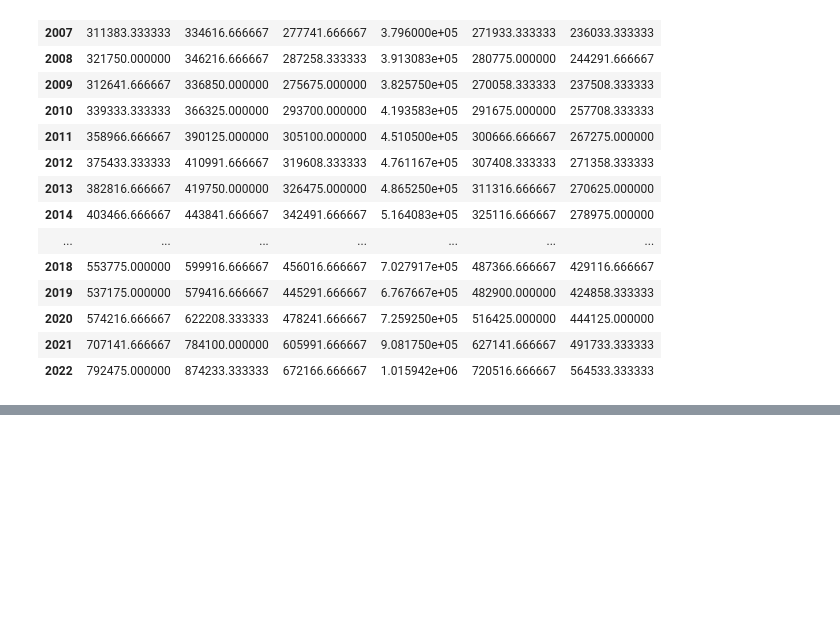
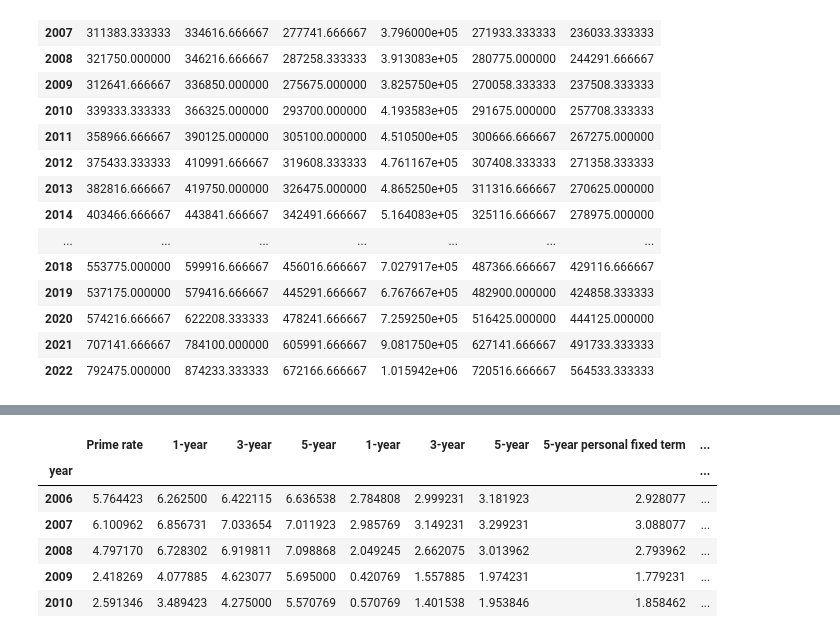
Before and after one commit to ft-p1team05/canhomeowner, a Jupyter notebook: ProjectOne-Grp5.ipynb, the cells around one changed output, grey strips where cells are left out. Cells and saved outputs as stored; diff of their text form; code cells hidden in the pictures; blank space fills up the shorter version.

Commit message:
Get average mortgage rates by year

```diff
--- a/ProjectOne-Grp5.ipynb
+++ b/ProjectOne-Grp5.ipynb
@@ -725,3 +725,32 @@ plot_average_income = average_income_canada.hvplot.bar(
 plot_average_income
 # %% [output]
 [interactive output not drawn]
+# %%
+# Get Mortgage Interest Rates
+# Data: https://www.bankofcanada.ca/valet/observations/group/chartered_bank_interest/csv
+mortgage_rates_boc_df = pd.read_csv(Path('data/chartered_bank_interest.csv'),
+                                    header=None,skiprows=27
+                                    ).dropna().set_index(0)
+# Rename columns
+mortgage_rates_columns = pd.read_csv(Path('data/chartered_bank_interest.csv'),
+                                    skiprows=13,nrows=10,
+                                    )['label'].to_list()
+# mortgage_rates_boc_df = mortgage_rates_boc_df.rename(columns=mortgage_rates_boc_df.iloc[0]).iloc[1:]
+mortgage_rates_boc_df = mortgage_rates_boc_df.set_axis(mortgage_rates_columns,axis=1)
+mortgage_rates_boc_df.index.name = 'date'
+
+# Average group by year
+mortgage_rates_boc_df['year'] = pd.to_datetime(mortgage_rates_boc_df.index) # Parse datetime
+mortgage_rates_boc_df['year'] = mortgage_rates_boc_df['year'].dt.year
+
+# annual_mortgage_rates_boc_df = mortgage_rates_boc_df.drop(['date'],axis=1).reset_index().drop(['index'],axis=1).dropna()
+annual_mortgage_rates_boc_df = mortgage_rates_boc_df.groupby('year').agg('mean').tail(18)
+annual_mortgage_rates_boc_df.head()
+# %% [output]
+|  | Prime rate | 1-year | 3-year | 5-year | 1-year | 3-year | 5-year | 5-year personal fixed term | ... |
+| year |  |  |  |  |  |  |  |  | ... |
+| 2006 | 5.764423 | 6.262500 | 6.422115 | 6.636538 | 2.784808 | 2.999231 | 3.181923 | 2.928077 | ... |
+| 2007 | 6.100962 | 6.856731 | 7.033654 | 7.011923 | 2.985769 | 3.149231 | 3.299231 | 3.088077 | ... |
+| 2008 | 4.797170 | 6.728302 | 6.919811 | 7.098868 | 2.049245 | 2.662075 | 3.013962 | 2.793962 | ... |
+| 2009 | 2.418269 | 4.077885 | 4.623077 | 5.695000 | 0.420769 | 1.557885 | 1.974231 | 1.779231 | ... |
+| 2010 | 2.591346 | 3.489423 | 4.275000 | 5.570769 | 0.570769 | 1.401538 | 1.953846 | 1.858462 | ... |
```
